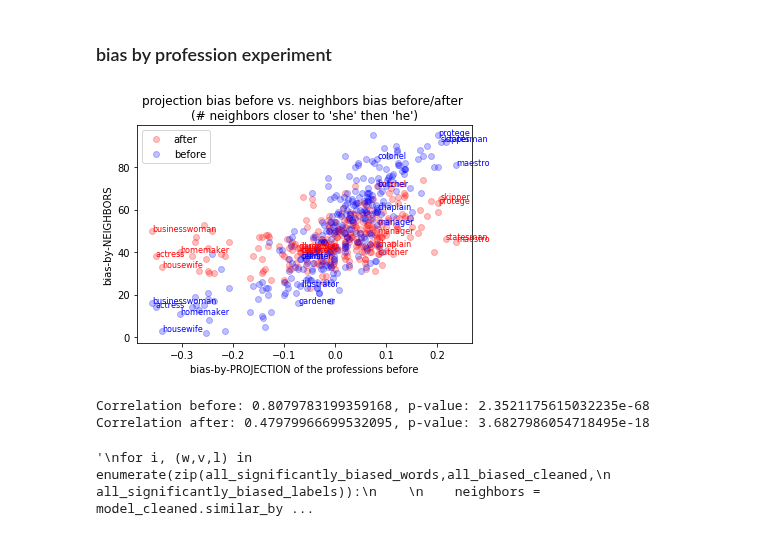
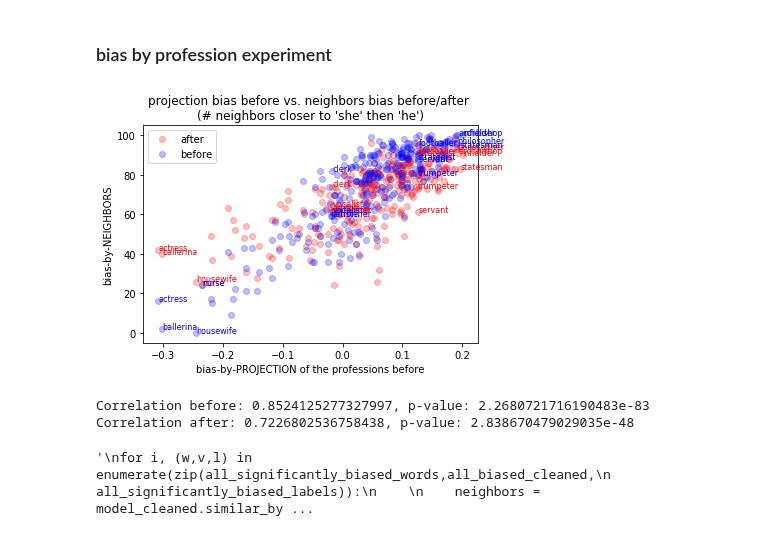
Before and after one commit to shauli-ravfogel/nullspace_projection, a Jupyter notebook: notebooks/word2vec_debiasing.ipynb, the cells around one changed output. Cells and saved outputs as stored; diff of their text form; code cells hidden in the pictures.

```diff
--- a/notebooks/word2vec_debiasing.ipynb
+++ b/notebooks/word2vec_debiasing.ipynb
@@ -172,17 +171,13 @@ def save_in_word2vec_format(vecs: np.ndarray, words: np.ndarray, fname: str):
             vec_as_str = " ".join([str(x) for x in v])
             f.write(w + " " + vec_as_str + "\n")
 # %%
-# 50k top vectors (without gender-typical words) - used for training
+# 150k top vectors (without gender-typical words) - used for training
 
-model, vecs, words = load_word_vectors(fname = "../data/embeddings/vecs.filtered.with_gendered.txt")
+model, vecs, words = load_word_vectors(fname = "../data/embeddings/vecs.filtered.with_gendered.glove.txt")
 
 # only gendered vectors
 
-model_gendered, _, _ = load_word_vectors(fname = "../data/embeddings/vecs.gendered.txt")
-
-# all 300k vectors
-model_all = KeyedVectors.load_word2vec_format("../data/embeddings/GoogleNews-vectors-negative300-SLIM.bin", binary=True)
-
+model_gendered, _, _ = load_word_vectors(fname = "../data/embeddings/vecs.gendered.glove.txt")
 
 gender_direction = model_gendered["he"] - model_gendered["she"]
 #gender_direction = model_gendered["he"] + model_gendered["man"] + model_gendered["boy"] + model_gendered["him"] - (model_gendered["she"] + model_gendered["woman"] + model_gendered["girl"] + model_gendered["her"])
@@ -199,16 +194,11 @@ fem_words, fem_scores = list(zip(*fem_words_and_scores))
 masc_vecs, fem_vecs = get_vectors(masc_words, model), get_vectors(fem_words, model)
 neut_vecs = get_vectors(neut_words, model)
 
-masc_words_and_scores_all, fem_words_and_scores_all, _ = project_on_gender_subspaces(gender_direction, model, n = 25000)
-masc_words_all, _ = list(zip(*masc_words_and_scores))
-fem_words_all, _ = list(zip(*fem_words_and_scores))
-masc_vecs_all, fem_vecs_all = get_vectors(masc_words, model), get_vectors(fem_words, model)
-
-
-#all_significantly_biased_words = masc_words + fem_words
-#all_significantly_biased_vecs =  np.concatenate((masc_vecs, fem_vecs))
-#all_significantly_biased_labels = np.concatenate((np.ones(fem_vecs.shape[0], dtype = int),
-#                                                 np.zeros(masc_vecs.shape[0], dtype = int)))
+n = 2500
+all_significantly_biased_words = masc_words[:n] + fem_words[:n]
+all_significantly_biased_vecs =  np.concatenate((masc_vecs[:n], fem_vecs[:n]))
+all_significantly_biased_labels = np.concatenate((np.ones(n, dtype = int),
+                                                  np.zeros(n, dtype = int)))
 #print(np.random.choice(masc_words, size = 75))
 print("TOP MASC")
 print(masc_words[:75])
@@ -278,5 +274,8 @@ REGULARIZATION = "l2"
 P = debias.get_debiasing_projection(classifier_class, num_classifiers, input_dim,
                                     is_autoregressive, min_accuracy, X_train, Y_train,
                                     X_dev, Y_dev, add_noise, random_sample, REGRESSION,
-                                    siamese, REGULARIZATION)
+                                    siamese,siamese_dim, regularization = REGULARIZATION)
+
+#P_he_she = debias.debias_by_specific_directions([[model["he"] - model["she"]]], 300)
+#P = P.dot(P_he_she)
 # %% [output]
@@ -508,12 +511,7 @@ Correlation: 0.14945889429245865
 # %%
 vecs_cleaned = vecs.dot(P)
-save_in_word2vec_format(vecs_cleaned, words, "../data/embeddings/vecs.50k.cleaned.txt")
-model_cleaned, _, _ = load_word_vectors(fname = "../data/embeddings/vecs.50k.cleaned.txt")
-
-all_cleaned = model_all.wv.vectors.dot(P)
-#print(all_cleaned.shape, len(list(model_all.wv.vocab.keys())))
-save_in_word2vec_format(all_cleaned, list(model_all.wv.vocab.keys()), "../data/embeddings/all.cleaned.txt")
-model_all_cleaned, _, _ = load_word_vectors(fname = "../data/embeddings/all.cleaned.txt")
+save_in_word2vec_format(vecs_cleaned, words, "../data/embeddings/vecs.150k.cleaned.txt")
+model_cleaned, _, _ = load_word_vectors(fname = "../data/embeddings/vecs.150k.cleaned.txt")
 # %% [markdown]
 #### calcualte the similarity of female-stereotyped words to 'girlish', before and after
 # %%
@@ -554,9 +552,7 @@ def numerical_bias_by_clustering(model_before, model_after, masc_words, fem_word
 # %% [markdown]
 #### print the most similar words to random words before and after (to make sure we didn't damage the space too much)
 # %%
-words_chosen = np.random.choice(words , size = 100)
-
-words_chosen = ["child", "nurse"]
+words_chosen = np.random.choice(words[:15000] , size = 100)
 topn = 10
 
 for w in words_chosen:
@@ -633,11 +638,11 @@ def bias_by_profession(model, model_cleaned, gender_direction, P, masc_words):
     print("Correlation before: {}, p-value: {}".format(*pearsonr(bias_vals, bias_by_neighbors_before)))
     print("Correlation after: {}, p-value: {}".format(*pearsonr(bias_vals, bias_by_neighbors_after)))
 # %%
-bias_by_profession(model, model_cleaned, gender_direction, P, fem_words_all)
+bias_by_profession(model, model_cleaned, gender_direction, P, None)
 # %% [output]
-[figure, old version]
+[figure, new version]
-Correlation before: 0.8079783199359168, p-value: 2.3521175615032235e-68
-Correlation after: 0.47979966699532095, p-value: 3.6827986054718495e-18
+Correlation before: 0.8524125277327997, p-value: 2.2680721716190483e-83
+Correlation after: 0.7226802536758438, p-value: 2.838670479029035e-48
 # %%
 """
 for i, (w,v,l) in enumerate(zip(all_significantly_biased_words,all_biased_cleaned,
```
Also changed, not shown: parts of 20 cells of this notebook.
